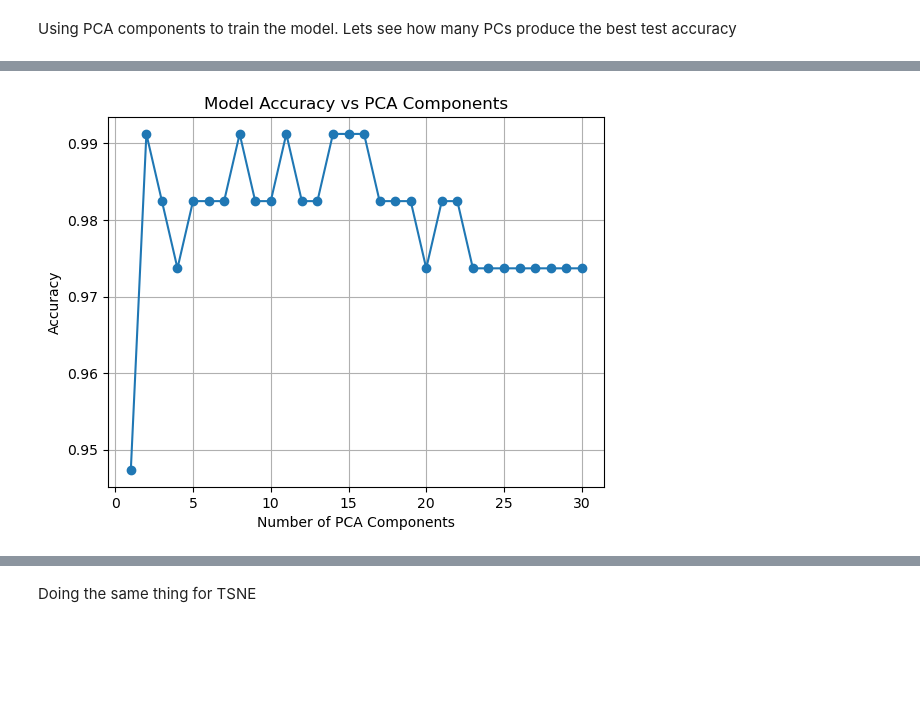
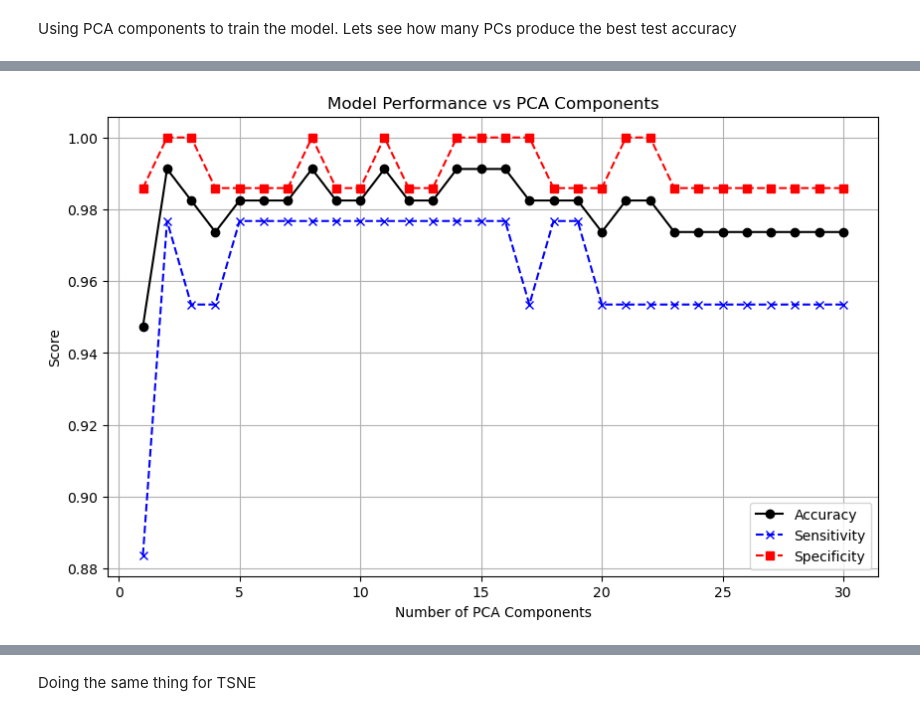
Before and after one commit to m6keller/syde-572-final-project, a Jupyter notebook: final_notebook.ipynb, the cells around one changed output, grey strips where cells are left out. Drawn from its saved outputs; the diff is of its cells as text; code cells hidden in the pictures; blank space fills up the shorter version.

```diff
--- a/final_notebook.ipynb
+++ b/final_notebook.ipynb
@@ -439,18 +428,27 @@ def get_memory_usage():
 # %%
 start_time = time.time()
-start_mem = get_memory_usage()
+tracemalloc.start()
 
 scaler = StandardScaler()
 X_scaled = scaler.fit_transform(X)
 
 best_acc = 0
 best_components = None
+best_pca_model = None
+best_metrics = {} # To store sens/spec of the winning model
 
-accuracies = []
+# Lists to store history for plotting
+history = {
+    "n": [],
+    "accuracy": [],
+    "sensitivity": [],
+    "specificity": []
+}
 
-print("Running PCA sweeps...")
+print(f"{'PCA':<5} | {'Accuracy':<10} | {'Sens':<10} | {'Spec':<10}")
+print("-" * 45)
 
-for n in range(1, X.shape[1] + 1):   # sweep from 1 to full dimensionality
+for n in range(1, X.shape[1] + 1):
 
     # Apply PCA
     pca = PCA(n_components=n)
@@ -467,37 +465,64 @@ for n in range(1, X.shape[1] + 1):   # sweep from 1 to full dimensionality
 
     # Evaluate
     y_pred = clf.predict(X_test)
+
+    # --- NEW CALCULATION START ---
     acc = accuracy_score(y_test, y_pred)
-    accuracies.append((n, acc))
 
-    print(f"PCA={n:2d} -> Accuracy = {acc:.5f}")
+    # Get True Negatives, False Positives, False Negatives, True Positives
+    tn, fp, fn, tp = confusion_matrix(y_test, y_pred).ravel()
 
-    # Track best
+    # Calculate Sensitivity (Recall) and Specificity
+    sensitivity = tp / (tp + fn) if (tp + fn) > 0 else 0
+    specificity = tn / (tn + fp) if (tn + fp) > 0 else 0
+    # --- NEW CALCULATION END ---
+
+    # Store for plotting
+    history["n"].append(n)
+    history["accuracy"].append(acc)
+    history["sensitivity"].append(sensitivity)
+    history["specificity"].append(specificity)
+
+    print(f"{n:<5d} | {acc:.5f}    | {sensitivity:.5f}    | {specificity:.5f}")
+
+    # Track best (still based on Accuracy, but saving other stats)
     if acc > best_acc:
         best_acc = acc
         best_components = n
+        best_pca_model = pca
+        best_metrics = {'sens': sensitivity, 'spec': specificity}
 
 
 print("\n==========================")
 print(f" Best PCA components: {best_components}")
-print(f" Best accuracy:       {best_acc:.5f}")
+print(f" Best Accuracy:       {best_acc:.5f}")
+print(f" Sensitivity:         {best_metrics['sens']:.5f}")
+print(f" Specificity:         {best_metrics['spec']:.5f}")
 print("==========================")
 
 end_time = time.time()
-end_mem = get_memory_usage()
+elapsed = end_time - start_time
 
-elapsed = end_time - start_time
-mem_used = end_mem - start_mem
+# 3. Snapshot the Peak memory usage
+current, peak = tracemalloc.get_traced_memory()
+tracemalloc.stop()
 
-print(f"PCA took: Time={elapsed:.2f}s, Memory={mem_used:.2f}MB")
+# Convert bytes to MB
+peak_mb = peak / 10**6
 
-components = [a[0] for a in accuracies]
-scores = [a[1] for a in accuracies]
+print(f"PCA took: Time={elapsed:.2f}s, Memory={peak_mb:.2f}MB")
 
-plt.plot(components, scores, marker="o")
+# --- PLOTTING ALL THREE METRICS ---
+plt.figure(figsize=(10, 6))
+
+plt.plot(history["n"], history["accuracy"], marker="o", label="Accuracy", color='black')
+plt.plot(history["n"], history["sensitivity"], marker="x", linestyle="--", label="Sensitivity", color='blue')
+plt.plot(history["n"], history["specificity"], marker="s", linestyle="--", label="Specificity", color='red')
+
 plt.xlabel("Number of PCA Components")
-plt.ylabel("Accuracy")
-plt.title("Model Accuracy vs PCA Components")
+plt.ylabel("Score")
+plt.title("Model Performance vs PCA Components")
+plt.legend()
 plt.grid(True)
 plt.show()
 # %% [output]
@@ -521 +546 @@ PCA took: Time=0.07s, Memory=0.02MB
-[figure, old version]
+[figure, new version]
```
Also changed, not shown: parts of 15 cells of this notebook.
